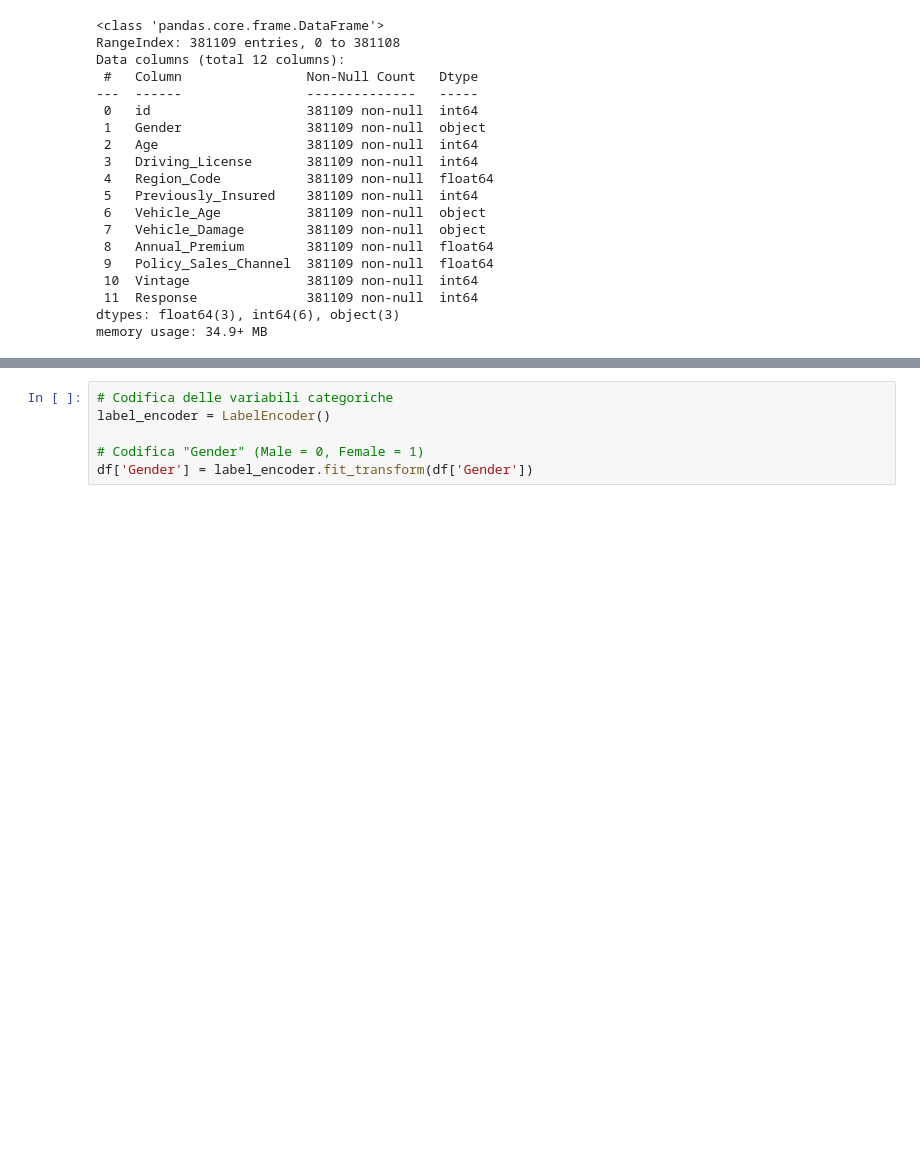
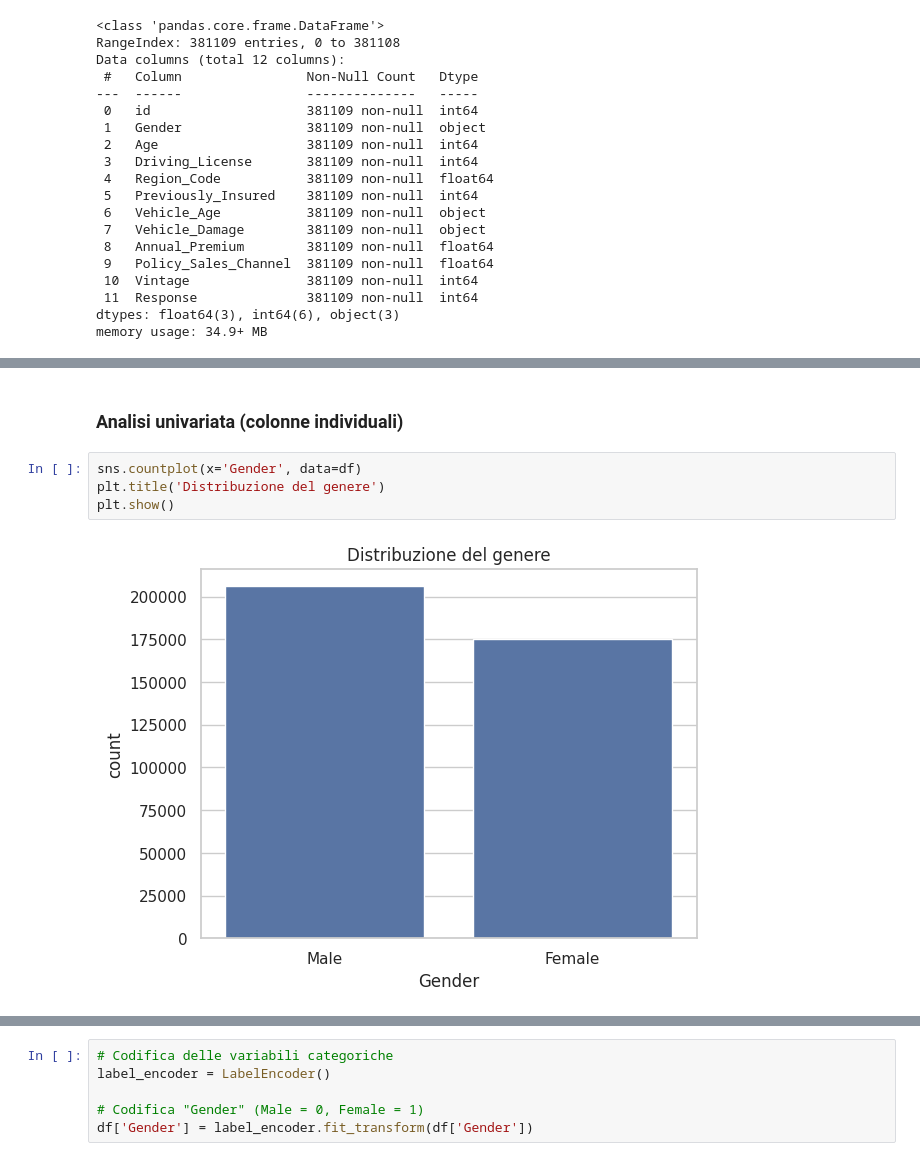
Before and after one commit to cdario79/CrossSellingAssicuratvo, a Jupyter notebook: Cross_Selling_Assicurativo.ipynb, the cells around one changed output, grey strips where cells are left out. Cells and saved outputs as stored; diff of their text form; blank space fills up the shorter version.

```diff
--- a/Cross_Selling_Assicurativo.ipynb
+++ b/Cross_Selling_Assicurativo.ipynb
@@ -85,0 +148,8 @@ memory usage: 34.9+ MB
+# %% [markdown]
+### Analisi univariata (colonne individuali)
+# %%
+sns.countplot(x='Gender', data=df)
+plt.title('Distribuzione del genere')
+plt.show()
+# %% [output]
+[figure, added]
```
Also changed, not shown: parts of 37 cells of this notebook.
